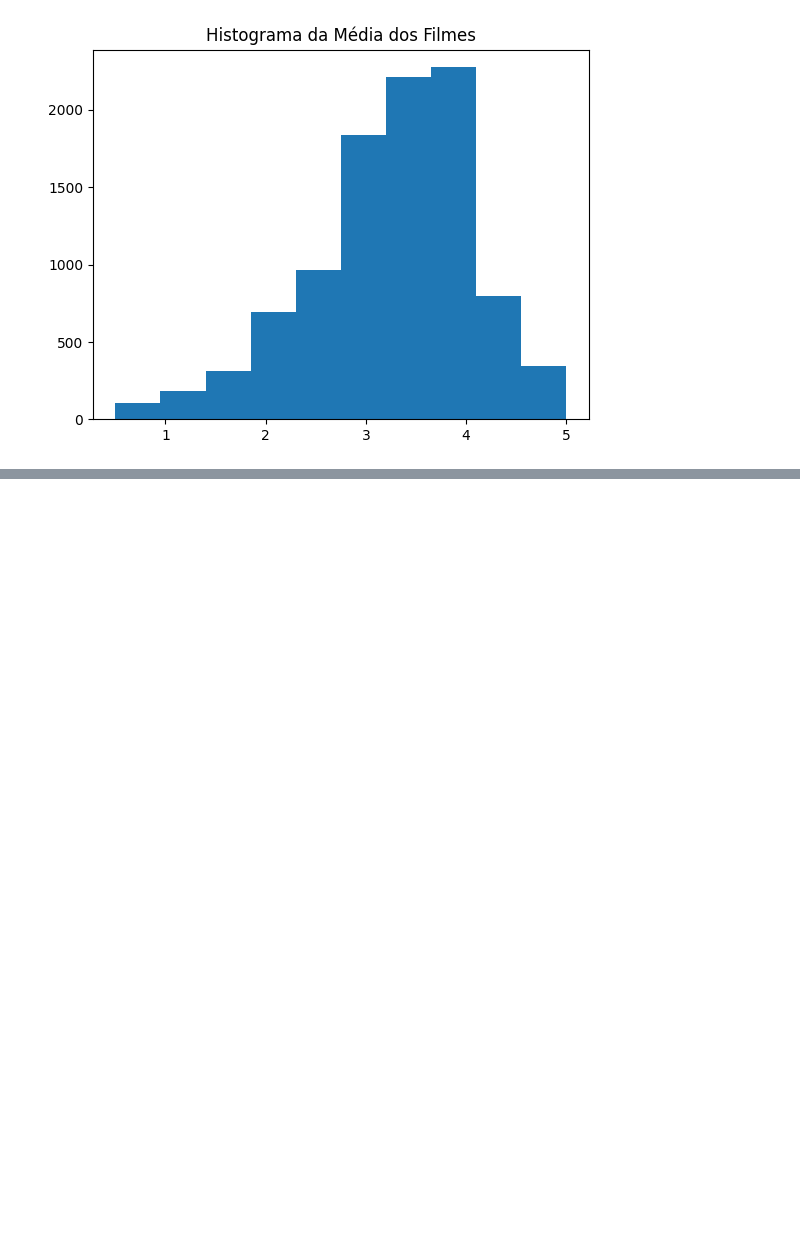
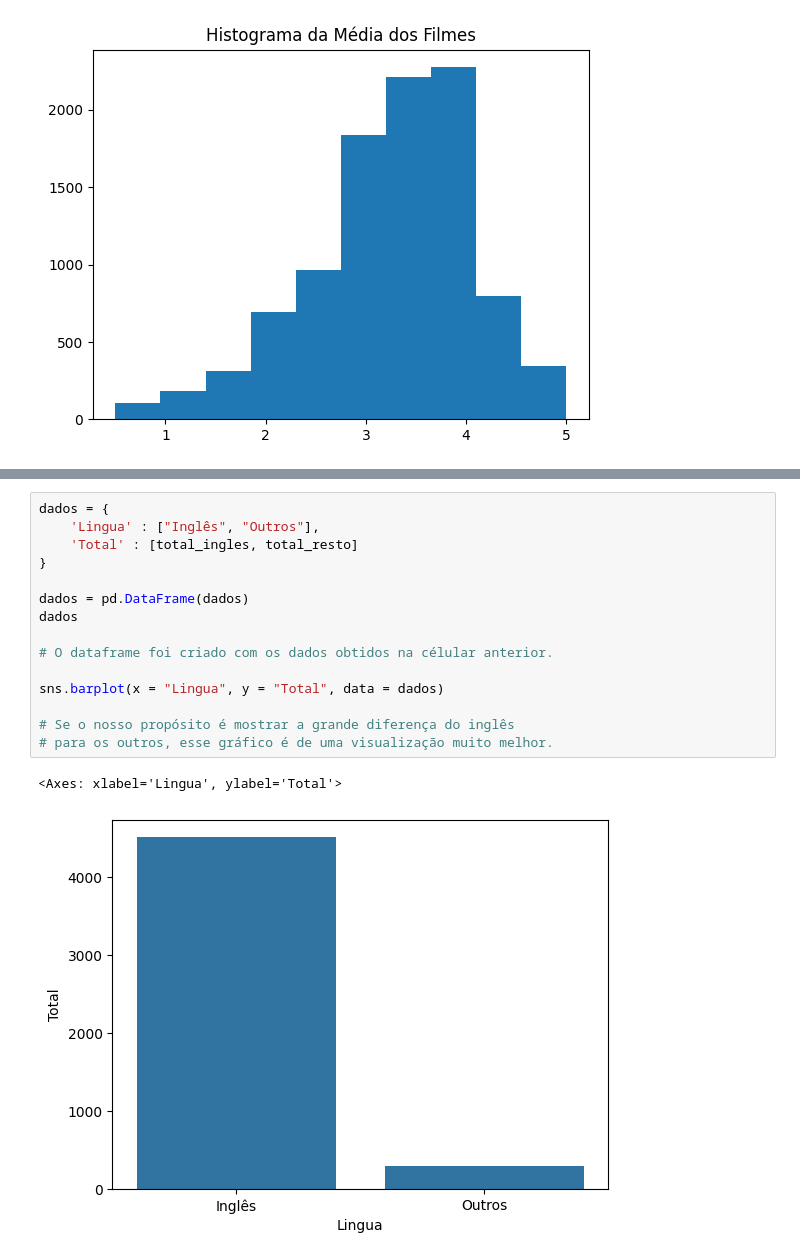
Before and after one commit to Vinicius203/Data_Science, a Jupyter notebook: Iniciante/Analise_e_Visualizacao/introducao_data_science.ipynb, the cells around one changed output, grey strips where cells are left out. Cells and saved outputs as stored; diff of their text form; blank space fills up the shorter version.

```diff
--- a/Iniciante/Analise_e_Visualizacao/introducao_data_science.ipynb
+++ b/Iniciante/Analise_e_Visualizacao/introducao_data_science.ipynb
@@ -225,0 +351,18 @@ Text(0.5, 1.0, 'Histograma da Média dos Filmes')
+# %%
+dados = {
+    'Lingua' : ["Inglês", "Outros"],
+    'Total' : [total_ingles, total_resto]
+}
+
+dados = pd.DataFrame(dados)
+dados
+
+# O dataframe foi criado com os dados obtidos na célular anterior.
+
+sns.barplot(x = "Lingua", y = "Total", data = dados)
+
+# Se o nosso propósito é mostrar a grande diferença do inglês
+# para os outros, esse gráfico é de uma visualização muito melhor.
+# %% [output]
+<Axes: xlabel='Lingua', ylabel='Total'>
+[figure, added]
```
Also changed, not shown: parts of 12 cells of this notebook, 1 other file.
